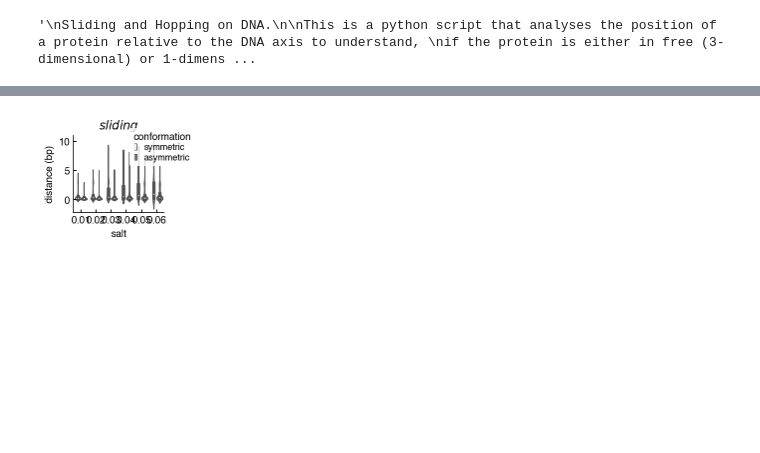
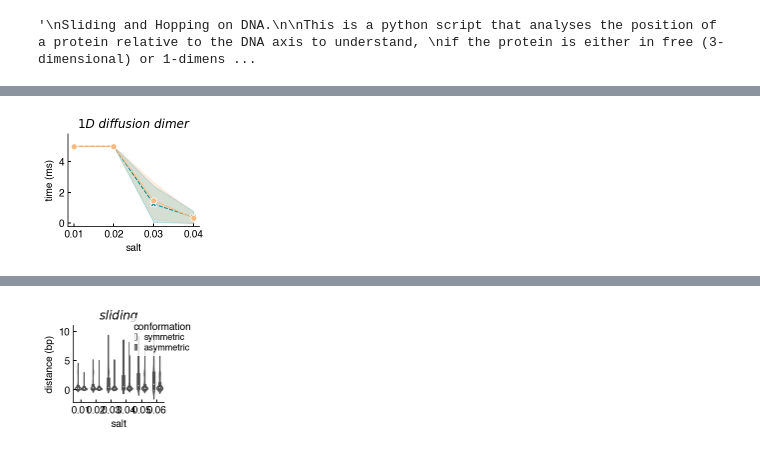
Before and after one commit to mallu2/CG_analysis, a Jupyter notebook: analysis_sliding_and_hopping.ipynb, the cells around one changed output, grey strips where cells are left out. Drawn from its saved outputs; the diff is of its cells as text; code cells hidden in the pictures; blank space fills up the shorter version.

```diff
--- a/analysis_sliding_and_hopping.ipynb
+++ b/analysis_sliding_and_hopping.ipynb
@@ -1383,4 +829,0 @@ d1S001_mono_sum
-# %%
-dataS_threeD_dimer=pd.concat([S001_data_1d_dimer,S002_data_1d_dimer,S003_data_1d_dimer,S004_data_1d_dimer])
-dataR_threeD_dimer=pd.concat([R001_data_1d_dimer,R002_data_1d_dimer,R003_data_1d_dimer,R004_data_1d_dimer])
-data_threeD_dimer=pd.concat([dataS_threeD_dimer,dataR_threeD_dimer])
@@ -1732,0 +1444,38 @@ sns.barplot(data=check_total_length_diffusion_modes,y='distance (bp)',x='conform
+# %%
+fig=plt.subplots(figsize = (2.5,2.2))
+
+#sns.stripplot(data=data,x='salt',y='distance (bp)',hue='protein',dodge=0.1\
+#              ,linewidth=0.5,alpha=0.6,palette=[o2,g2],size=3.5)
+sns.lineplot(data=data_threeD_dimer,x='salt',y='time (ms)',hue='protein'\
+              ,linewidth=1,palette=['darkcyan',o2],style="protein",markers=True,ci='sd',\
+             hue_order=['recognition conformation','search conformation'])
+#sns.stripplot(data=data,x='salt',y='distance (bp)',hue='protein',dodge=0.1,linewidth=0.7,\
+#            palette=[o2,g2],size=2.9,alpha=0.9)
+#sns.violinplot(data=data,x='salt',y='distance (bp)',hue='protein',dodge=0.1,linewidth=1.1,scale='count',palette=['white','grey'])
+
+plt.legend(title='conformation',edgecolor='white',loc='upper left',bbox_to_anchor=(0.57, 1.15),
+           markerscale=0.6,fontsize=9,ncol=1,labelspacing=0.2,handlelength=0.3)
+plt.legend([],[], frameon=False)
+plt.tick_params(
+    axis='both',          # changes apply to the x-axis
+    which='both',      # both major and minor ticks are affected
+    bottom=True,      # ticks along the bottom edge are off
+    top=False,         # ticks along the top edge are off
+    labelbottom=True,
+    labeltop = False,
+    right=False, left=True, labelleft=True,labelsize='medium',
+    width = 1,
+    length = 3, color='k',direction ='in')
+sns.despine()
+plt.title('$1D\ diffusion\ dimer$')
+#plt.yticks([0.0,2.5,5.0],[0.0,2.5,5.0],fontsize=10)
+#plt.yticks([0.0,2.5,5.0],[0.0,2.5,5.0],fontsize=10)
+
+#plt.ylim(-2,52)
+#plt.ylabel(fontsize = 9)
+#plt.xlabel('Salt', fontsize = 9)
+plt.ylim(-0.2,5.8)
+plt.tight_layout()
+plt.savefig("/Users/mallu899/Mirror/projects/lacI_CG_master/LacI_CG_Draft/Figures/version10/SI/FigureS2/1D_time_dimer.png",dpi=300,transparent=True)
+# %% [output]
+[figure, added]
```
Also changed, not shown: parts of 69 cells of this notebook.
